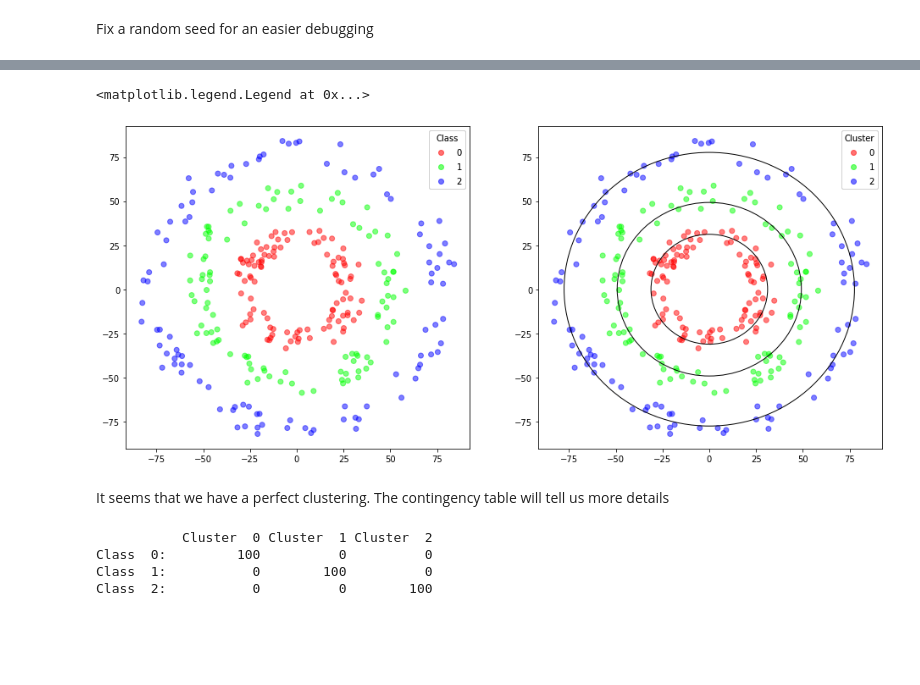
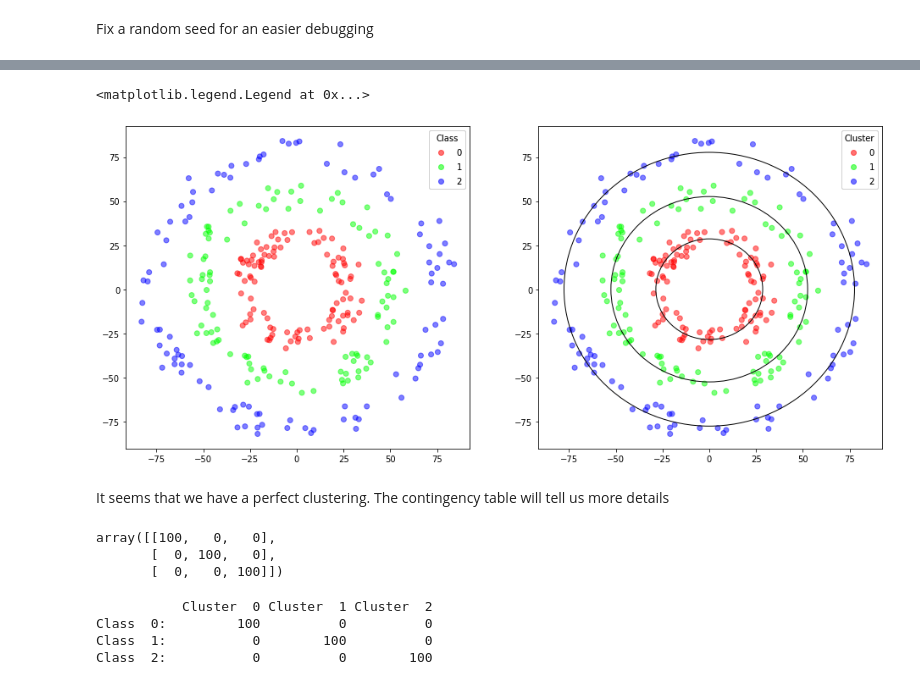
Before and after one commit to llublad/MUSI-AA, a Jupyter notebook: musi-aa-modulo2/handout_5/BERNAT_LADARIA_LLUIS_Handout_5.ipynb, the cells around one changed output, grey strips where cells are left out. Drawn from its saved outputs; the diff is of its cells as text; code cells hidden in the pictures; blank space fills up the shorter version.

```diff
--- a/musi-aa-modulo2/handout_5/BERNAT_LADARIA_LLUIS_Handout_5.ipynb
+++ b/musi-aa-modulo2/handout_5/BERNAT_LADARIA_LLUIS_Handout_5.ipynb
@@ -543,24 +579,29 @@ paleta = col.LinearSegmentedColormap.from_list(
 # %%
 _, ax = plt.subplots(nrows=1, ncols=2, figsize=(16,7))
 plt.subplot(1, 2, 1)
 scatter = ax[0].scatter(x=X[:,0], y=X[:,1], c=y, alpha=0.5, cmap=paleta)
 my_legend = ax[0].legend(*scatter.legend_elements(), loc="upper right", title="Class")
 ax[0].add_artist(my_legend)
 plt.subplot(1, 2, 2)
 scatter = ax[1].scatter(x=X[:,0], y=X[:,1], c=best_cluster_labels, alpha=0.5, cmap=paleta)
-for r in fuzzy_best_theta_vector:
+for r in best_theta_vector:
     cir = plt.Circle((0, 0), r, color='k',fill=False)
     ax[1].add_patch(cir)
 my_legend = ax[1].legend(*scatter.legend_elements(), loc="upper right", title="Cluster")
 ax[1].add_artist(my_legend)
 # %% [output]
 <matplotlib.legend.Legend at 0x...>
-[figure, old version]
+[figure, new version]
 # %% [markdown]
 It seems that we have a perfect clustering.
 The contingency table will tell us more details
 # %%
 best_contingency_matrix = contingency_matrix(labels_true=y, labels_pred=best_cluster_labels)
+best_contingency_matrix
+# %% [output]
+array([[100,   0,   0],
+       [  0, 100,   0],
+       [  0,   0, 100]])
 # %%
 def pretty_print_cm(cm: np.ndarray, true_classes: list):
     line = '          '
```
Also changed, not shown: parts of 22 cells of this notebook.
